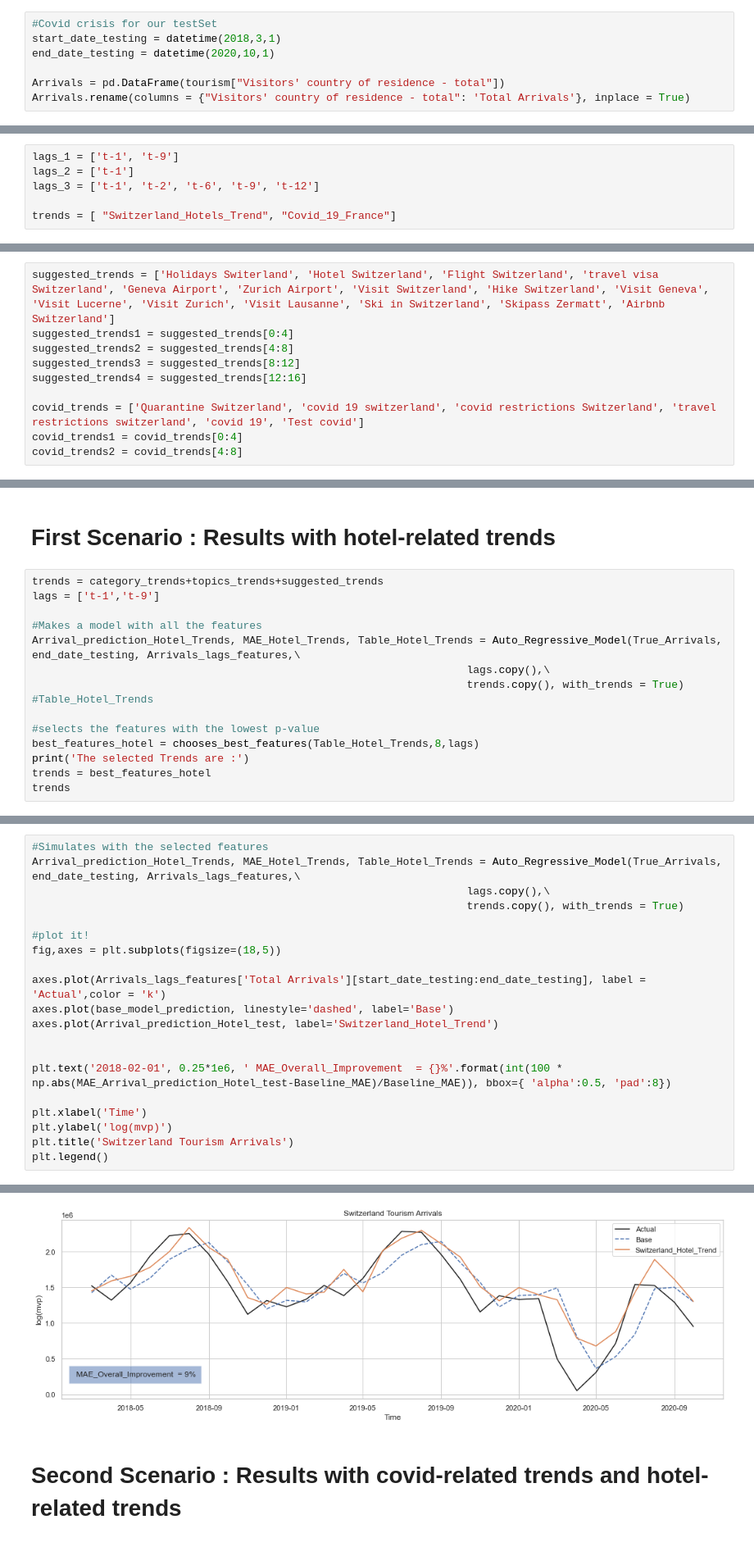
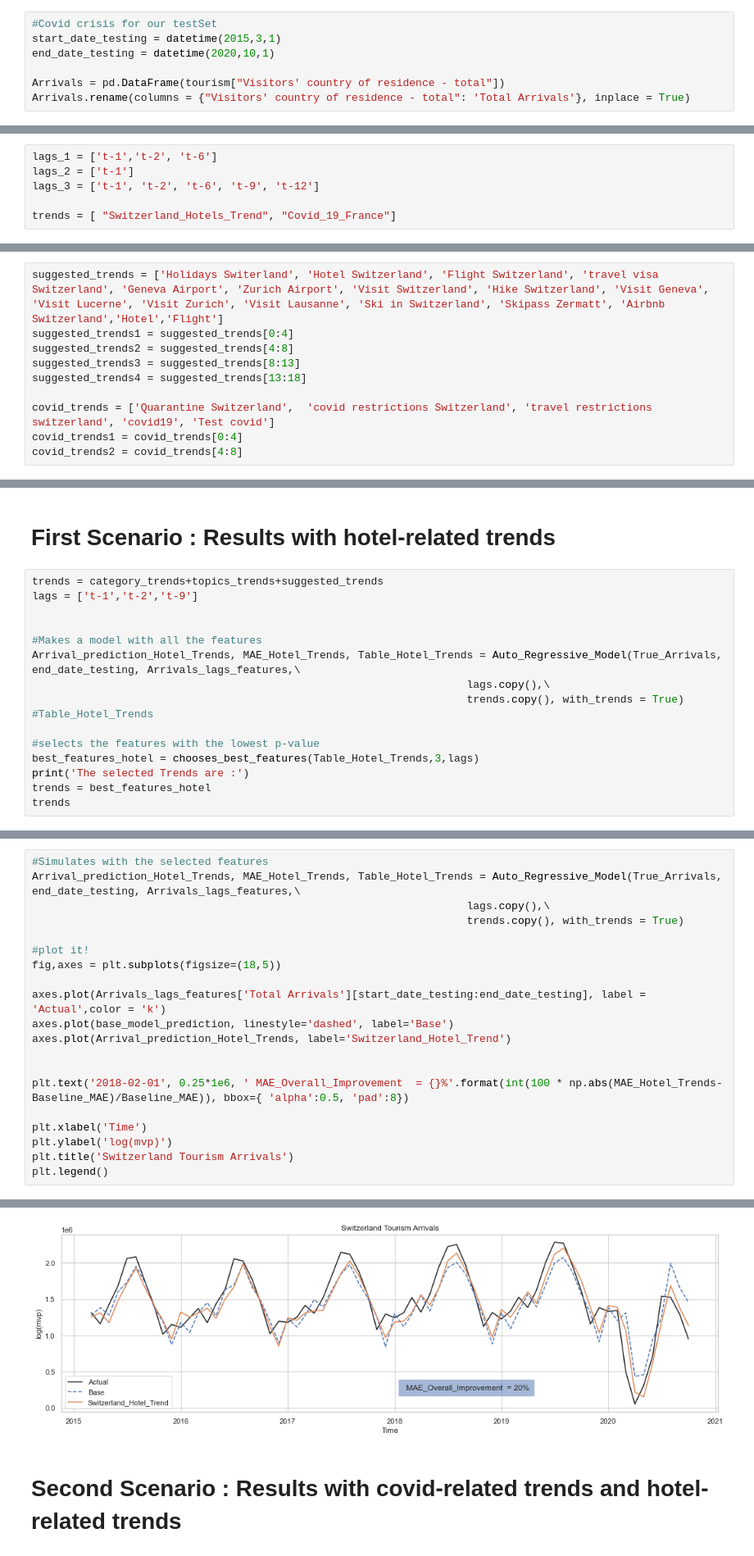
Before and after one commit to naayem/SwissHotelArrivalsPredictor, a Jupyter notebook: Project.ipynb, the cells around one changed output, grey strips where cells are left out. Shown at 82% size. Drawn from its saved outputs; the diff is of its cells as text.

```diff
--- a/Project.ipynb
+++ b/Project.ipynb
@@ -411,7 +411,7 @@ plt.show()
 ## AR Base Modelisation
 # %%
 #Covid crisis for our testSet
-start_date_testing = datetime(2018,3,1)
+start_date_testing = datetime(2015,3,1)
 end_date_testing = datetime(2020,10,1)
 
 Arrivals = pd.DataFrame(tourism["Visitors' country of residence - total"])
@@ -556,7 +556,7 @@ def Auto_Regressive_Model(True_Labels, end_date_testing, dataset, lags, trends,
 
     return Arrivals_Predictions, MAE
 # %%
-lags_1 = ['t-1', 't-9']
+lags_1 = ['t-1','t-2', 't-6']
 lags_2 = ['t-1']
 lags_3 = ['t-1', 't-2', 't-6', 't-9', 't-12']
 
@@ -723,13 +725,13 @@ def import_and_merges(trends_list,to_be_merge_to):
 # %% [markdown]
 ### Importing suggested trends
 # %%
-suggested_trends = ['Holidays Switerland', 'Hotel Switzerland', 'Flight Switzerland', 'travel visa Switzerland', 'Geneva Airport', 'Zurich Airport', 'Visit Switzerland', 'Hike Switzerland', 'Visit Geneva', 'Visit Lucerne', 'Visit Zurich', 'Visit Lausanne', 'Ski in Switzerland', 'Skipass Zermatt', 'Airbnb Switzerland']
+suggested_trends = ['Holidays Switerland', 'Hotel Switzerland', 'Flight Switzerland', 'travel visa Switzerland', 'Geneva Airport', 'Zurich Airport', 'Visit Switzerland', 'Hike Switzerland', 'Visit Geneva', 'Visit Lucerne', 'Visit Zurich', 'Visit Lausanne', 'Ski in Switzerland', 'Skipass Zermatt', 'Airbnb Switzerland','Hotel','Flight']
 suggested_trends1 = suggested_trends[0:4]
 suggested_trends2 = suggested_trends[4:8]
-suggested_trends3 = suggested_trends[8:12]
-suggested_trends4 = suggested_trends[12:16]
+suggested_trends3 = suggested_trends[8:13]
+suggested_trends4 = suggested_trends[13:18]
 
-covid_trends = ['Quarantine Switzerland', 'covid 19 switzerland', 'covid restrictions Switzerland', 'travel restrictions switzerland', 'covid 19', 'Test covid']
+covid_trends = ['Quarantine Switzerland',  'covid restrictions Switzerland', 'travel restrictions switzerland', 'covid19', 'Test covid']
 covid_trends1 = covid_trends[0:4]
 covid_trends2 = covid_trends[4:8]
 # %%
@@ -895,7 +937,8 @@ Name: features, dtype: object
 # First Scenario : Results with hotel-related trends
 # %%
 trends = category_trends+topics_trends+suggested_trends
-lags = ['t-1','t-9']
+lags = ['t-1','t-2','t-9']
+
 
 #Makes a model with all the features
 Arrival_prediction_Hotel_Trends, MAE_Hotel_Trends, Table_Hotel_Trends = Auto_Regressive_Model(True_Arrivals, end_date_testing, Arrivals_lags_features,\
@@ -904,7 +947,7 @@ Arrival_prediction_Hotel_Trends, MAE_Hotel_Trends, Table_Hotel_Trends = Auto_Reg
 #Table_Hotel_Trends
 
 #selects the features with the lowest p-value
-best_features_hotel = chooses_best_features(Table_Hotel_Trends,8,lags)
+best_features_hotel = chooses_best_features(Table_Hotel_Trends,3,lags)
 print('The selected Trends are :')
 trends = best_features_hotel
 trends
@@ -931,10 +976,10 @@ fig,axes = plt.subplots(figsize=(18,5))
 
 axes.plot(Arrivals_lags_features['Total Arrivals'][start_date_testing:end_date_testing], label = 'Actual',color = 'k')
 axes.plot(base_model_prediction, linestyle='dashed', label='Base')
-axes.plot(Arrival_prediction_Hotel_test, label='Switzerland_Hotel_Trend')
+axes.plot(Arrival_prediction_Hotel_Trends, label='Switzerland_Hotel_Trend')
 
 
-plt.text('2018-02-01', 0.25*1e6, ' MAE_Overall_Improvement  = {}%'.format(int(100 * np.abs(MAE_Arrival_prediction_Hotel_test-Baseline_MAE)/Baseline_MAE)), bbox={ 'alpha':0.5, 'pad':8})
+plt.text('2018-02-01', 0.25*1e6, ' MAE_Overall_Improvement  = {}%'.format(int(100 * np.abs(MAE_Hotel_Trends-Baseline_MAE)/Baseline_MAE)), bbox={ 'alpha':0.5, 'pad':8})
 
 plt.xlabel('Time')
 plt.ylabel('log(mvp)')
@@ -945,5 +990,5 @@ MAE :153330.3427503081
 <matplotlib.legend.Legend at 0x...>
-[figure, old version]
+[figure, new version]
 # %% [markdown]
 # Second Scenario : Results with covid-related trends and hotel-related trends
 # %%
```
Also changed, not shown: parts of 27 cells of this notebook.
